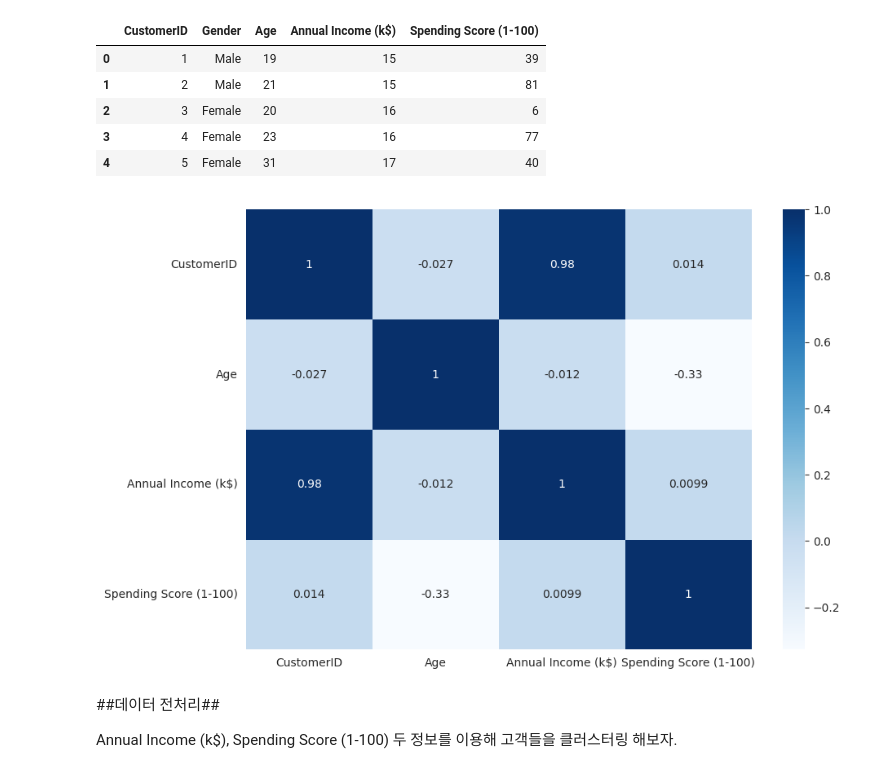
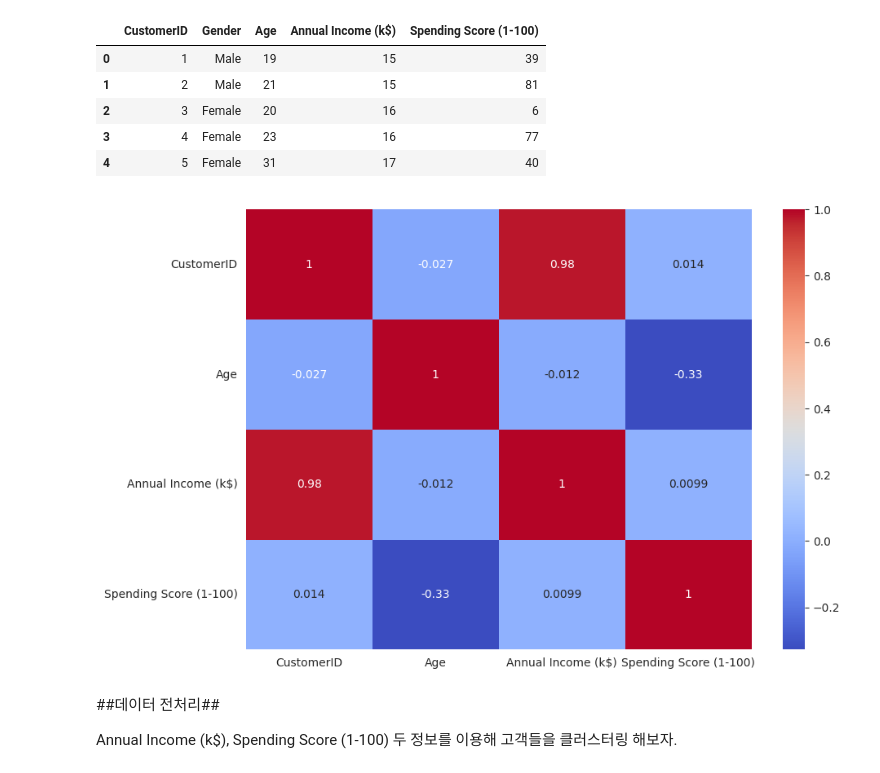
Before and after one commit to dooooyun/dooyun, a Jupyter notebook: [AI_Assignment3]_Clustering.ipynb, the cells around one changed output. Cells and saved outputs as stored; diff of their text form; code cells hidden in the pictures.

```diff
--- a/[AI_Assignment3]_Clustering.ipynb
+++ b/[AI_Assignment3]_Clustering.ipynb
@@ -217,10 +217,10 @@ df.head()
 # %%
 fig,ax = plt.subplots(figsize=(10,7))
 
-sns.heatmap(df.select_dtypes(include=['number']).corr(), annot=True, fmt=".3f", cmap="Blues", linewidths=0.5, annot_kws={"size": 12}, ax=ax)
+sns.heatmap(df.select_dtypes(include=['number']).corr(),annot=True, cmap='coolwarm', cbar=True, ax=ax)
 plt.show()
 # %% [output]
-[figure, old version]
+[figure, new version]
 # %% [markdown]
 ##데이터 전처리##
 
```
Also changed, not shown: parts of 9 cells of this notebook.
